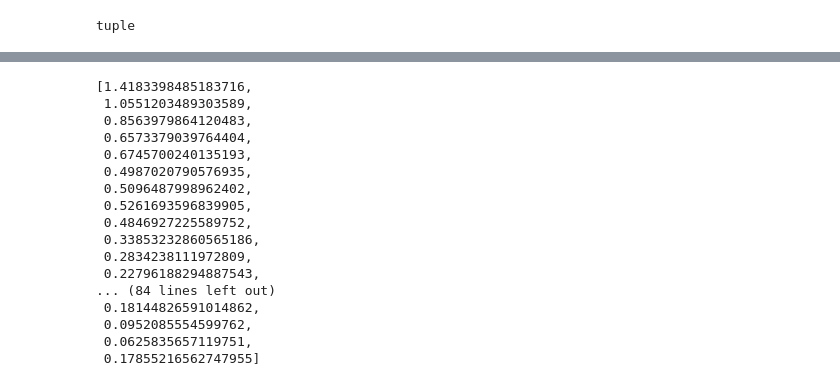
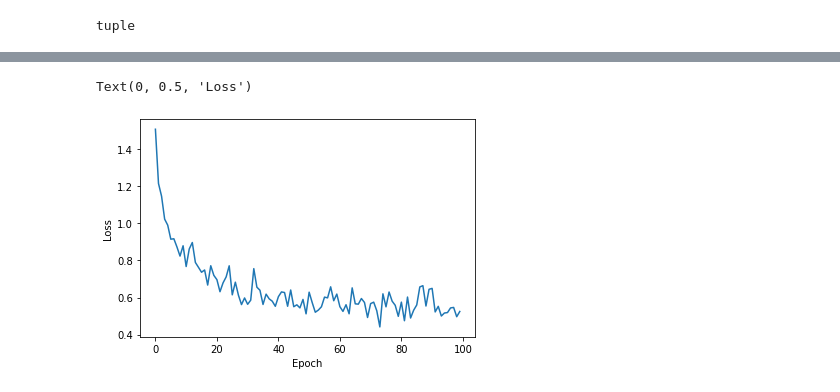
Before and after one commit to WeizmannML/course2020, a Jupyter notebook: Tutorial2/Pytorch_Classifier.ipynb, the cells around one changed output, grey strips where cells are left out. Saved outputs shown, nothing was run; the diff lists cells and outputs as text; code cells hidden in the pictures.

```diff
--- a/Tutorial2/Pytorch_Classifier.ipynb
+++ b/Tutorial2/Pytorch_Classifier.ipynb
@@ -155,23 +158,10 @@ Loss 0.1341 at iter 90
-# %%
-loss_array
-# %% [output]
-[1.4183398485183716,
- 1.0551203489303589,
- 0.8563979864120483,
- 0.6573379039764404,
- 0.6745700240135193,
- 0.4987020790576935,
- 0.5096487998962402,
- 0.5261693596839905,
- 0.4846927225589752,
- 0.33853232860565186,
- 0.2834238111972809,
- 0.22796188294887543,
-... (84 lines left out)
- 0.18144826591014862,
- 0.0952085554599762,
- 0.0625835657119751,
- 0.17855216562747955]
+# %%
+plt.plot( np.arange(0, epoch, 1), np.array(loss_array) )
+plt.xlabel('Epoch')
+plt.ylabel('Loss')
+# %% [output]
+Text(0, 0.5, 'Loss')
+[figure, added]
 # %%
 # Now, we plot the results.
 # Circles indicate the ground truth and the squares are the predictions.
```
Also changed, not shown: parts of 3 cells of this notebook.
